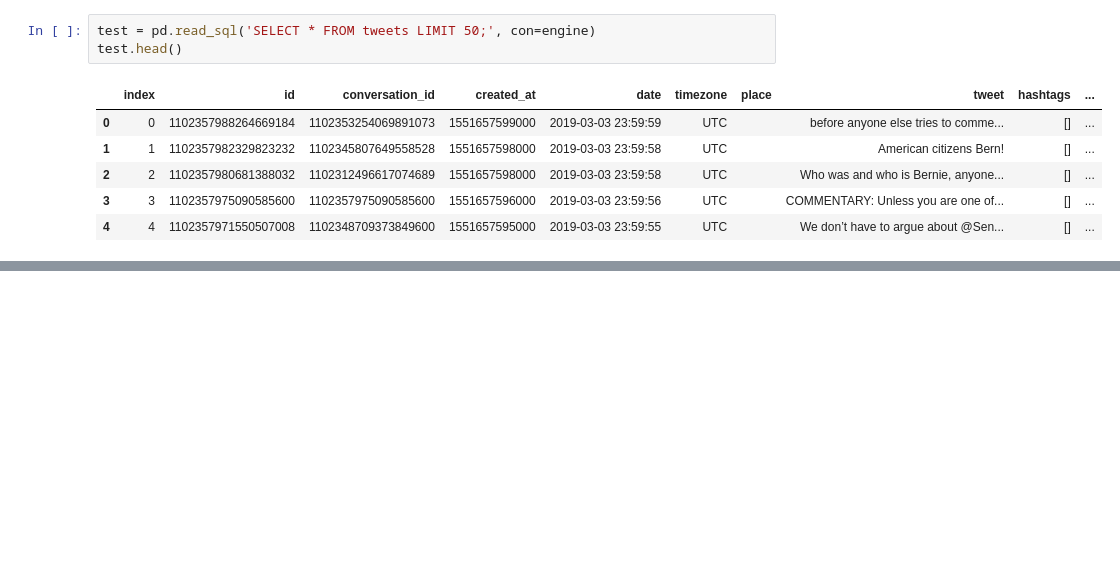
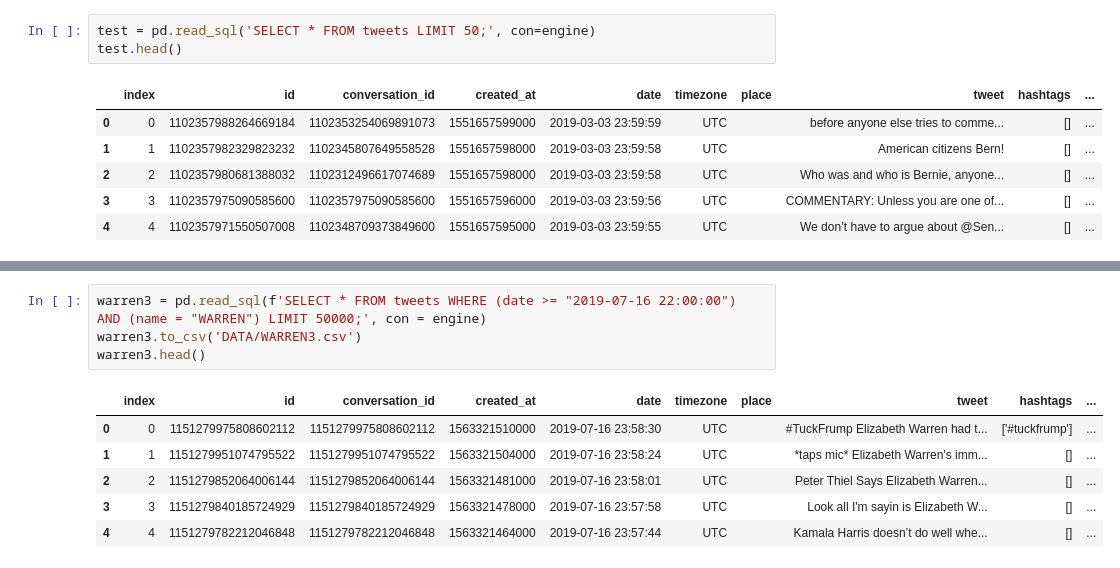
Before and after one commit to benlevyx/twitter-polling, a Jupyter notebook: notebooks/Creating full DataFrame.ipynb, the cells around one changed output, grey strips where cells are left out. Drawn from its saved outputs; the diff is of its cells as text; blank space fills up the shorter version.

```diff
--- a/notebooks/Creating full DataFrame.ipynb
+++ b/notebooks/Creating full DataFrame.ipynb
@@ -78,0 +62,11 @@ Name: date, dtype: object
+# %%
+warren3 = pd.read_sql(f'SELECT * FROM tweets WHERE (date >= "2019-07-16 22:00:00") AND (name = "WARREN") LIMIT 50000;', con = engine)
+warren3.to_csv('DATA/WARREN3.csv')
+warren3.head()
+# %% [output]
+|  | index | id | conversation_id | created_at | date | timezone | place | tweet | hashtags | ... |
+| 0 | 0 | 1151279975808602112 | 1151279975808602112 | 1563321510000 | 2019-07-16 23:58:30 | UTC |  | #TuckFrump Elizabeth Warren had t... | ['#tuckfrump'] | ... |
+| 1 | 1 | 1151279951074795522 | 1151279951074795522 | 1563321504000 | 2019-07-16 23:58:24 | UTC |  | *taps mic* Elizabeth Warren's imm... | [] | ... |
+| 2 | 2 | 1151279852064006144 | 1151279852064006144 | 1563321481000 | 2019-07-16 23:58:01 | UTC |  | Peter Thiel Says Elizabeth Warren... | [] | ... |
+| 3 | 3 | 1151279840185724929 | 1151279840185724929 | 1563321478000 | 2019-07-16 23:57:58 | UTC |  | Look all I'm sayin is Elizabeth W... | [] | ... |
+| 4 | 4 | 1151279782212046848 | 1151279782212046848 | 1563321464000 | 2019-07-16 23:57:44 | UTC |  | Kamala Harris doesn’t do well whe... | [] | ... |
```
Also changed, not shown: parts of 39 cells of this notebook, 2 other files.
